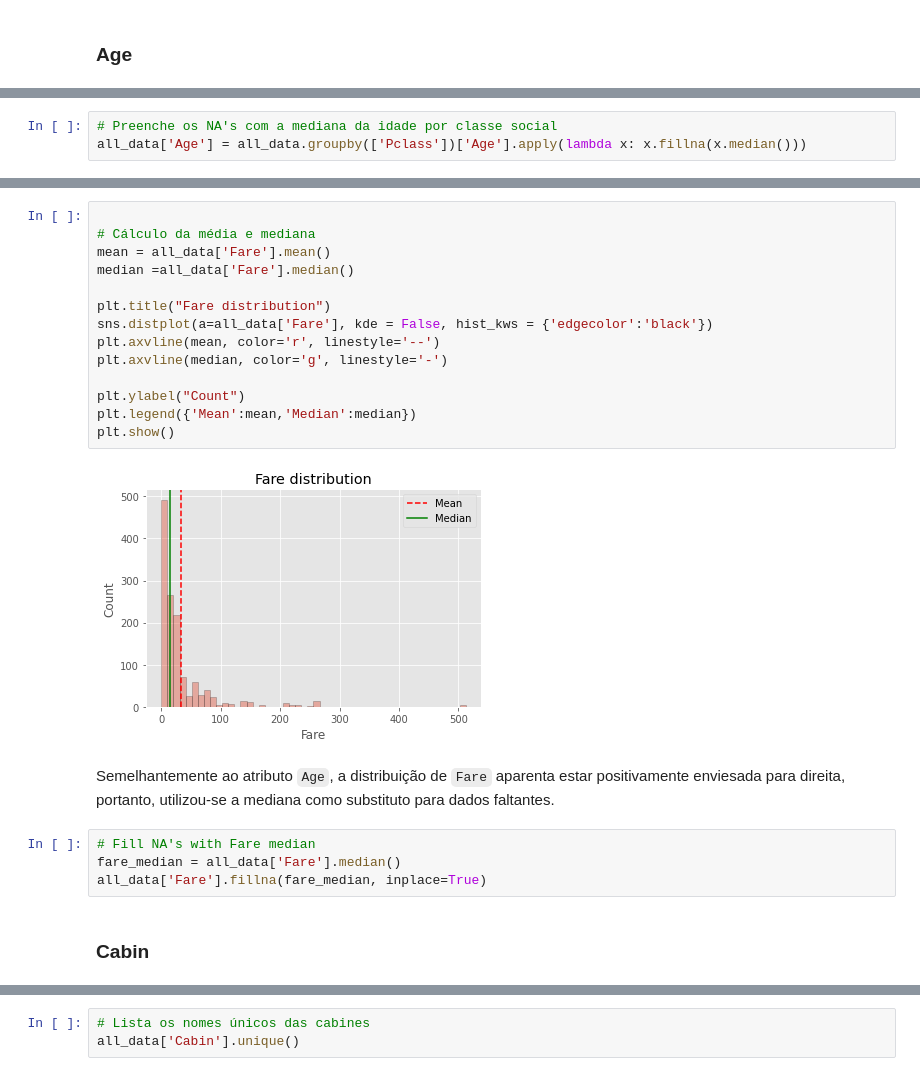
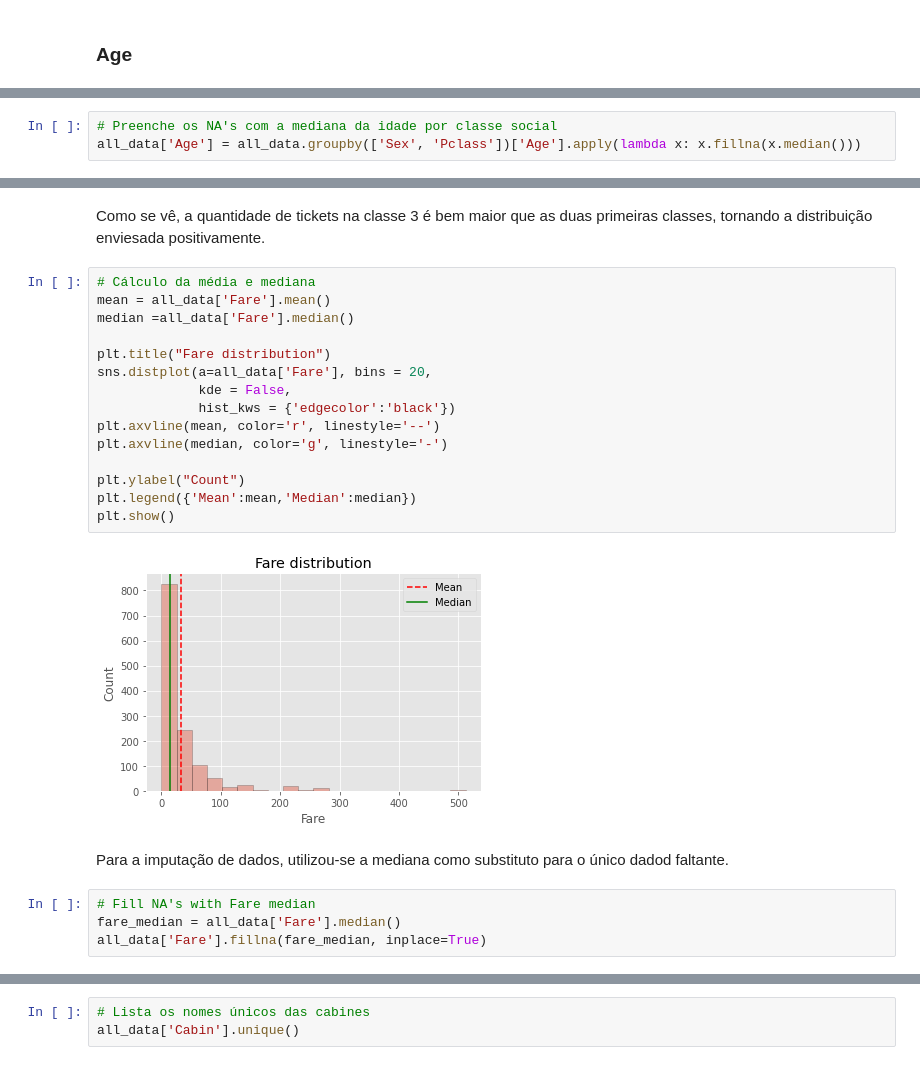
Before and after one commit to rafabenevente/AM_1, a Jupyter notebook: AM_1_Titanic_Predição_dos_sobreviventes.ipynb, the cells around one changed output, grey strips where cells are left out. Cells and saved outputs as stored; diff of their text form.

```diff
--- a/AM_1_Titanic_Predição_dos_sobreviventes.ipynb
+++ b/AM_1_Titanic_Predição_dos_sobreviventes.ipynb
@@ -232,3 +255,3 @@ Name: Age, dtype: float64
 # %%
 # Preenche os NA's com a mediana da idade por classe social
-all_data['Age'] = all_data.groupby(['Pclass'])['Age'].apply(lambda x: x.fillna(x.median()))
+all_data['Age'] = all_data.groupby(['Sex', 'Pclass'])['Age'].apply(lambda x: x.fillna(x.median()))
@@ -237,24 +272,25 @@ all_data['Age'] = all_data.groupby(['Pclass'])['Age'].apply(lambda x: x.fillna(x
+# %% [markdown]
+Como se vê, a quantidade de tickets na classe 3 é bem maior que as duas primeiras classes, tornando a distribuição enviesada positivamente.
 # %%
-
 # Cálculo da média e mediana
 mean = all_data['Fare'].mean()
 median =all_data['Fare'].median()
 
 plt.title("Fare distribution")
-sns.distplot(a=all_data['Fare'], kde = False, hist_kws = {'edgecolor':'black'})
+sns.distplot(a=all_data['Fare'], bins = 20,
+             kde = False,
+             hist_kws = {'edgecolor':'black'})
 plt.axvline(mean, color='r', linestyle='--')
 plt.axvline(median, color='g', linestyle='-')
 
 plt.ylabel("Count")
 plt.legend({'Mean':mean,'Median':median})
 plt.show()
 # %% [output]
-[figure, old version]
+[figure, new version]
 # %% [markdown]
-Semelhantemente ao atributo `Age`, a distribuição de `Fare` aparenta estar positivamente enviesada para direita, portanto, utilizou-se a mediana como substituto para dados faltantes.
+Para a imputação de dados, utilizou-se a mediana como substituto para o único dadod faltante.
 # %%
 # Fill NA's with Fare median
 fare_median = all_data['Fare'].median()
 all_data['Fare'].fillna(fare_median, inplace=True)
-# %% [markdown]
-### Cabin
```
Also changed, not shown: parts of 55 cells of this notebook.
